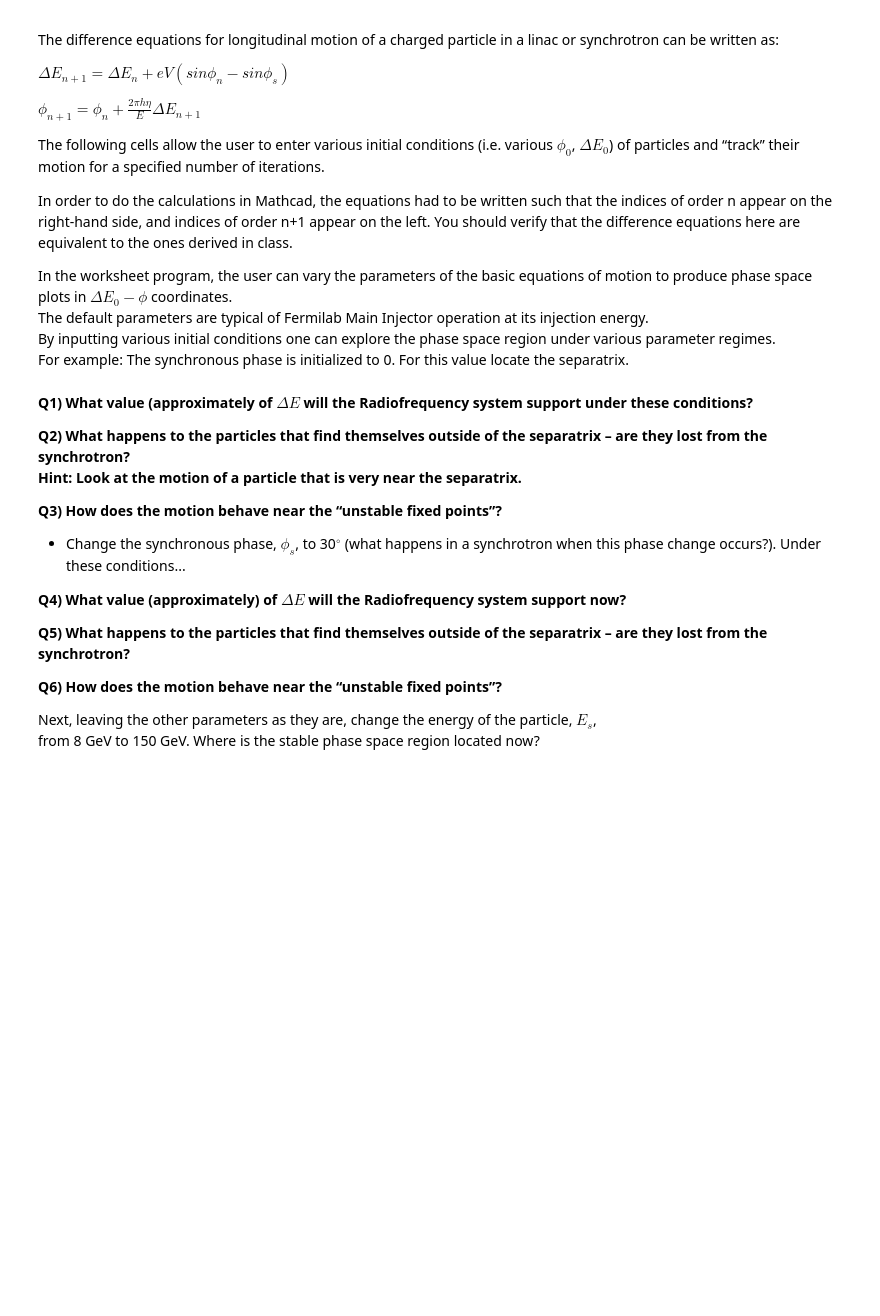
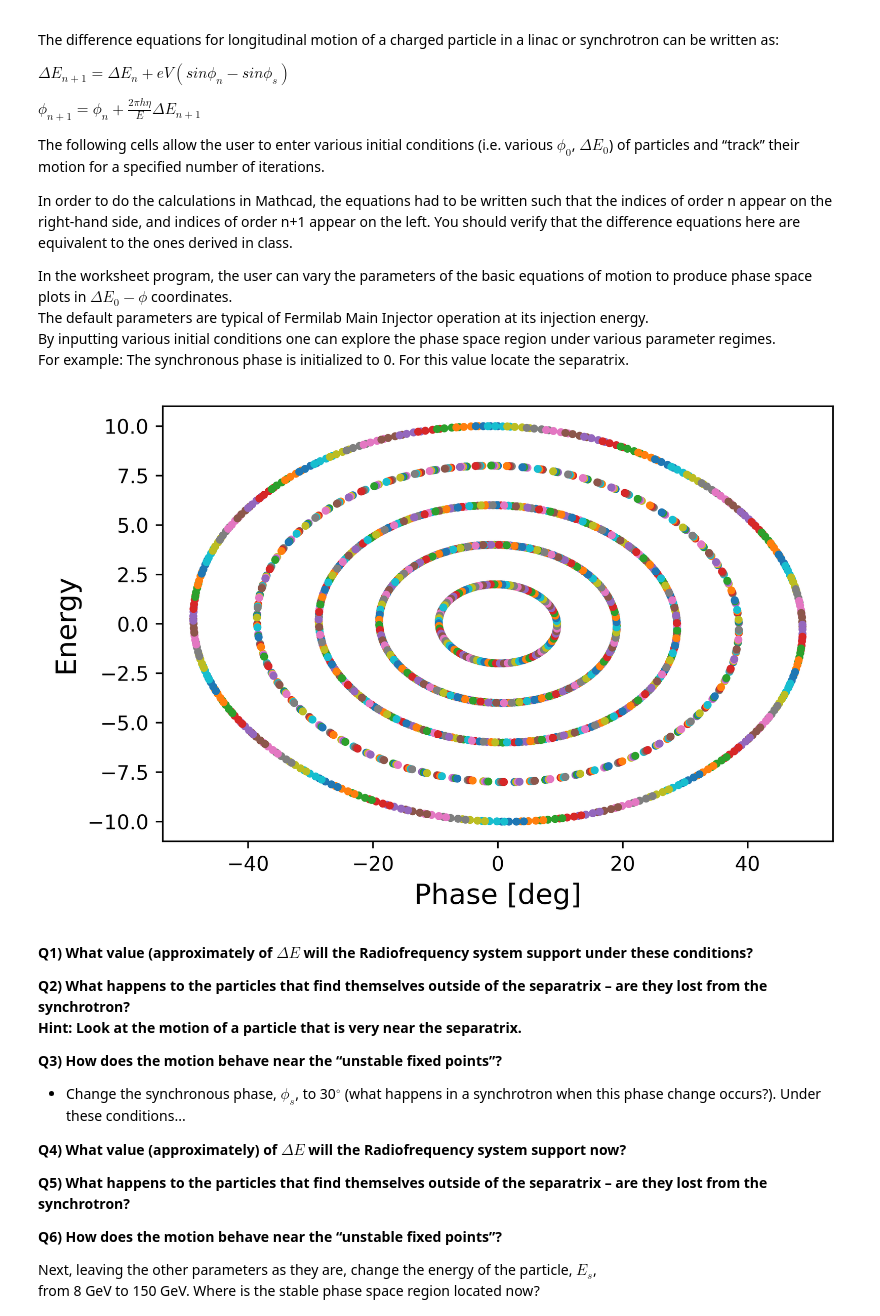
Before and after one commit to michael-betz/uspas-fundamentals-2020-lab, a Jupyter notebook: Longitudinal-Dynamics.ipynb, the cells around one changed output. Cells and saved outputs as stored; diff of their text form; code cells hidden in the pictures; blank space fills up the shorter version.

Commit message:
fixing plot resolution

```diff
--- a/Longitudinal-Dynamics.ipynb
+++ b/Longitudinal-Dynamics.ipynb
@@ -55,35 +55,39 @@ phi_0  = np.deg2rad([0,0,0,0,0])           # Intial Phase of particles
 dE_0   = np.array([2,4,6,8,10])*GeV*10**-3 # Initial Energy of particles in MeV
 
 # Creating some arrays to hold the data
 dE_vals = np.zeros((n,nturns)) #create array to hold data
 phi_vals = np.zeros((n,nturns))
 
 #Setting initial conditions:
 dE_vals[:,0]  = dE_0
 phi_vals[:,0] = phi_0
 
 #Calculating dE and phase for each particle for nturns.
 for i in range(0,nturns-1):
     #Converting
     radians = phi_vals[:,i]
 
     #dE_n+1 = dE_n + eV* ( sin(phi_n) - sin(phi_s) )
     dE_vals[:,i+1]  = dE_vals[:,i] + eV*( np.sin(radians) - np.sin(phi_s) )
 
     #phi_n+1 = phi + k * dE_n + eV ( sin(phi_n) - sin(phi_s) )
     phi_vals[:,i+1] = radians + k* ( dE_vals[:,i] + eV* ( np.sin(radians) - np.sin(phi_s)) )
 
 # Importing plotting library
+import matplotlib
 from matplotlib import pyplot as plt
+matplotlib.rcParams['figure.dpi'] = 600
 # Making things nicer to plot
-scale_plot = GeV*10**-3
-degrees    = np.rad2deg(phi_vals)
+scale_plot = GeV*10**-3  #MeV
+degrees    = np.rad2deg(phi_vals) #Deg
 
 # Plotting the data
 plt.plot(degrees,dE_vals/scale_plot, '.')
 plt.xlabel('Phase [deg]', size=14)
 plt.ylabel('Energy', size=14)
 plt.show()
+# %% [output]
+[figure, added]
 # %% [markdown]
 **Q1) What value (approximately of $\Delta E$ will the Radiofrequency system support under these conditions?**
 
```
